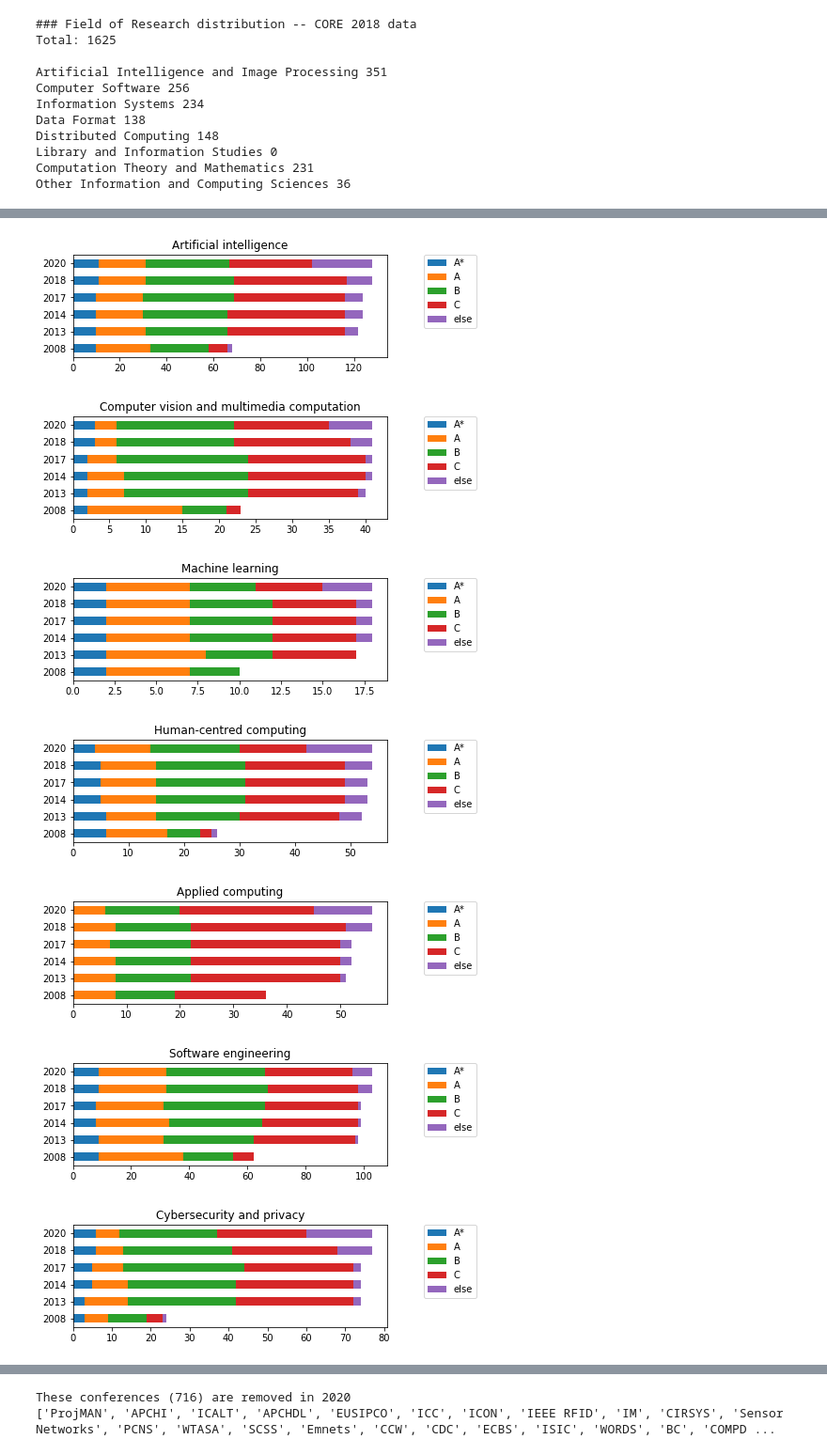
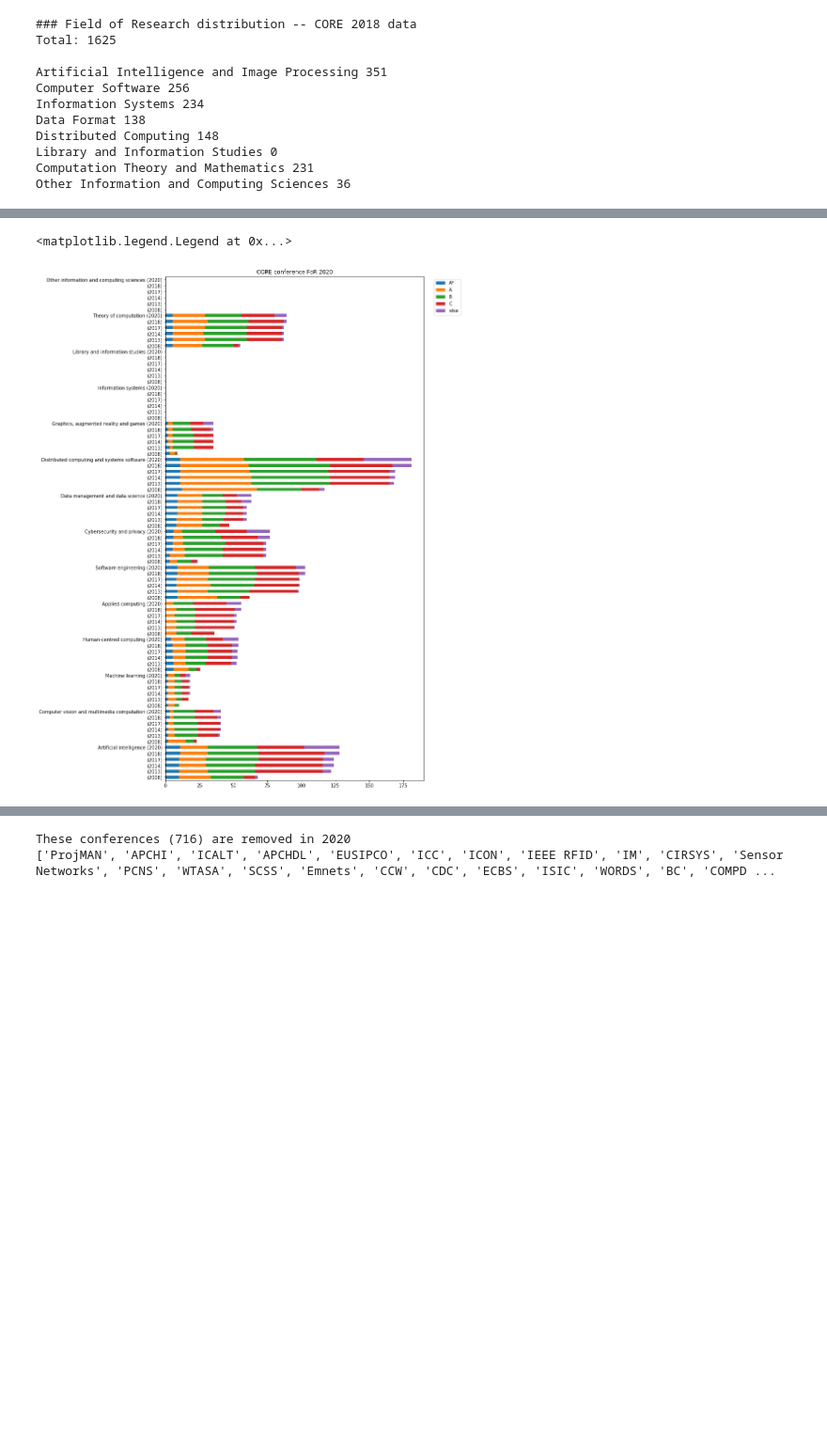
Before and after one commit to shinminjeong/moneymatters, a Jupyter notebook: scripts/CORE History.ipynb, the cells around one changed output, grey strips where cells are left out. Shown at 94% size. Saved outputs shown, nothing was run; the diff lists cells and outputs as text; code cells hidden in the pictures; blank space fills up the shorter version.

```diff
--- a/scripts/CORE History.ipynb
+++ b/scripts/CORE History.ipynb
@@ -47,7 +45,7 @@ df = read_core_data()
 # Field of Research distribution -- CORE 2018 data
 print("### Field of Research distribution -- CORE 2018 data")
 print("Total: {}\n".format(len(df[df["Year"] == "CORE2018"])))
-for k, v in FoR_Legacy.items():
+for k, v in CORE_FoR_Legacy.items():
     conf = df.loc[(df["FoR1"] == k) & (df["Year"] == "CORE2018")]
     print(v, len(conf))
 #     print(v, len(conf), conf["Acronym"].tolist())
@@ -82,7 +80,7 @@ color = {
 ## 2008 -- 2018
 s_years = [2013, 2014, 2017, 2018]
 for y_source, y_target in zip(s_years, s_years[1:]):
-    for k, v in FoR_Legacy.items():
+    for k, v in CORE_FoR_Legacy.items():
         conf_source = df.loc[(df["FoR1"] == k) & (df["Year"] == "CORE{}".format(y_source))]
         conf_target = df.loc[(df["FoR1"] == k) & (df["Year"] == "CORE{}".format(y_target))]
         for r1, r2 in product(["A*", "A", "B", "C"], repeat=2):
@@ -94,7 +92,7 @@ for y_source, y_target in zip(s_years, s_years[1:]):
 
 s_years = [2008, 2013]
 for y_source, y_target in zip(s_years, s_years[1:]):
-    for k, v in FoR_Legacy.items():
+    for k, v in CORE_FoR_Legacy.items():
         conf_source = df.loc[(df["FoR1"] == k) & (df["Year"] == "CORE{}".format(y_source))]
         conf_target = df.loc[(df["FoR1"] == k) & (df["Year"] == "CORE{}".format(y_target))]
         for r1, r2 in product(["A*", "A", "B", "C"], repeat=2):
@@ -105,8 +103,8 @@ for y_source, y_target in zip(s_years, s_years[1:]):
             print("{}({})-{},{}({})-{},{},{}".format(r1, y_source, k, r2, y_target, k, len(conf_count), color[k][r2]))
 
 ## 2018 vs 2020
-for k_s, v_s in FoR_Legacy.items():
-    for k_t, v_t in FoR.items():
+for k_s, v_s in CORE_FoR_Legacy.items():
+    for k_t, v_t in CORE_FoR.items():
         conf_source = df.loc[(df["FoR1"] == k_s) & (df["Year"] == "CORE2018")]
         conf_target = df.loc[(df["FoR1"] == k_t) & (df["Year"] == "CORE2020")]
         for r1, r2 in product(["A*", "A", "B", "C"], repeat=2):
@@ -192,7 +174,7 @@ df = read_core_data()
 # Field of Research distribution -- CORE 2020 data
 print("### Field of Research distribution -- CORE 2020 data")
 print("Total: {}\n".format(len(df[df["Year"] == "CORE2020"])))
-for k, v in FoR.items():
+for k, v in CORE_FoR.items():
     conf = df.loc[df["FoR1"] == k]
     print(v, len(conf))
 #     print(v, len(conf), conf["Acronym"].tolist())
@@ -255,6 +195,6 @@ ALT ['B', 'B', 'B', 'B', 'A', 'A']
 # %%
 # Ranking changes by field of research
-for k, v in FoR.items():
+for k, v in CORE_FoR.items():
     conf = df.loc[df["FoR1"] == k]["ID"].tolist()
     filtereddf = df.loc[df["ID"].isin(conf)]
     print(v)
@@ -283,49 +205,32 @@ Computer vision and multimedia computation
 # %%
-from itertools import cycle, islice
-
 df = read_core_data()
 
-color = {
-    801: {"A*": "#cc564b","A": "#dd8e87","B": "#e8b3af","C": "#eee"},
-    802: {"A*": "#ffbf00","A": "#ffd866","B": "#ffebb2","C": "#eee"},
-    803: {"A*": "#45501a","A": "#798c2e","B": "#adc842","C": "#eee"},
-    804: {"A*": "#3c6f7d","A": "#5aa7bc","B": "#93cede","C": "#eee"},
-    805: {"A*": "#671d5a","A": "#ad3196","B": "#cd83c0","C": "#eee"},
-    806: {"A*": "#b25800","A": "#ff7e00","B": "#ffb166","C": "#eee"},
-    807: {"A*": "#eee","A": "#eee","B": "#eee","C": "#eee"},
-    809: {"A*": "#eee","A": "#eee","B": "#eee","C": "#eee"},
-    899: {"A*": "#666","A": "#aaa","B": "#eee","C": "#eee"},
-}
 s_years = [2008, 2013, 2014, 2017, 2018, 2020]
-
-data = {}
+data = { "A*": [], "A": [], "B": [], "C": [], "else": [] }
+new_index = []
 
 # for k, v, in {4602: "Artificial intelligence"}.items():
-for k, v in FoR.items():
-    data = { "A*": [], "A": [], "B": [], "C": [], "else": [] }
+for k, v in CORE_FoR.items():
     for y in s_years:
+        if y == 2020:
+            new_index.append("{} ({})".format(v, y))
+        else:
+            new_index.append("({})".format(y))
         conf = df.loc[df["FoR1"] == k]["ID"].tolist()
         filtereddf = df.loc[df["ID"].isin(conf)]
         values = filtereddf.loc[filtereddf["Year"] == "CORE{}".format(y)][["Rank"]].values
         cc = Counter([r[0] for r in values])
         data["A*"].append(cc["A*"])
         data["A"].append(cc["A"])
         data["B"].append(cc["B"])
         data["C"].append(cc["C"])
         data["else"].append(len(values)-cc["A*"]-cc["A"]-cc["B"]-cc["C"])
 
-    plot_df = pd.DataFrame(data, index=s_years)
-    ax = plot_df.plot.barh(stacked=True);
-    ax.figure.set_size_inches(6,2)
-#     ax.set_yticklabels(s_years)
-#     ax.get_xaxis().set_visible(False)
-    ax.set_title(v)
-    ax.legend(bbox_to_anchor=(1.1, 1.05))
+plot_df = pd.DataFrame(data, index=new_index)
+ax = plot_df.plot.barh(stacked=True);
+ax.figure.set_size_inches(10,20)
+ax.set_title("CORE conference FoR 2020")
+ax.legend(bbox_to_anchor=(1.15, 1.0))
 # %% [output]
+<matplotlib.legend.Legend at 0x...>
-[figure, old version]
+[figure, new version]
-[figure, removed]
-[figure, removed]
-[figure, removed]
-[figure, removed]
-[figure, removed]
-[figure, removed]
```
Also changed, not shown: parts of 18 cells of this notebook, 7 other files.
